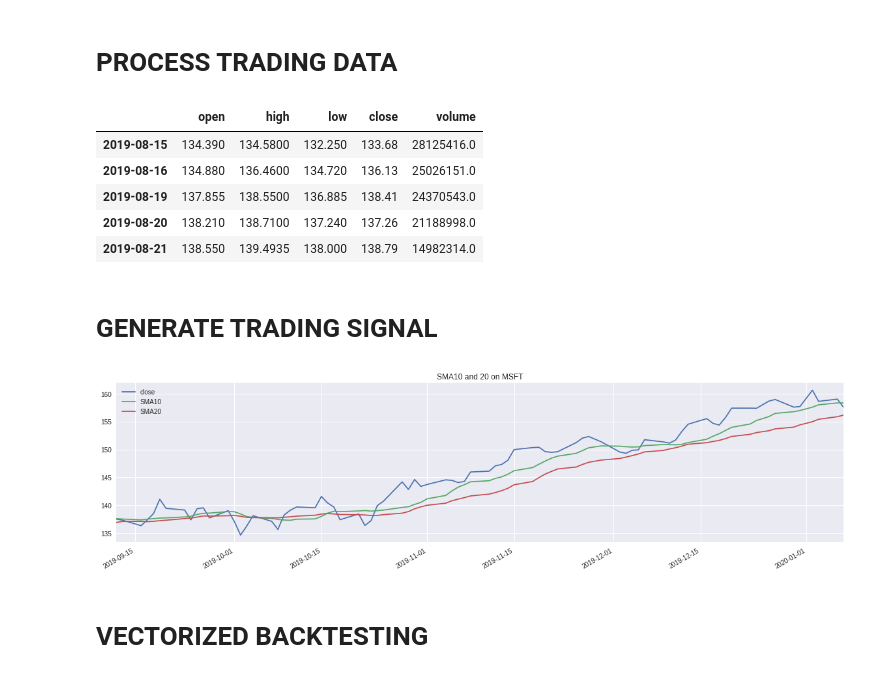
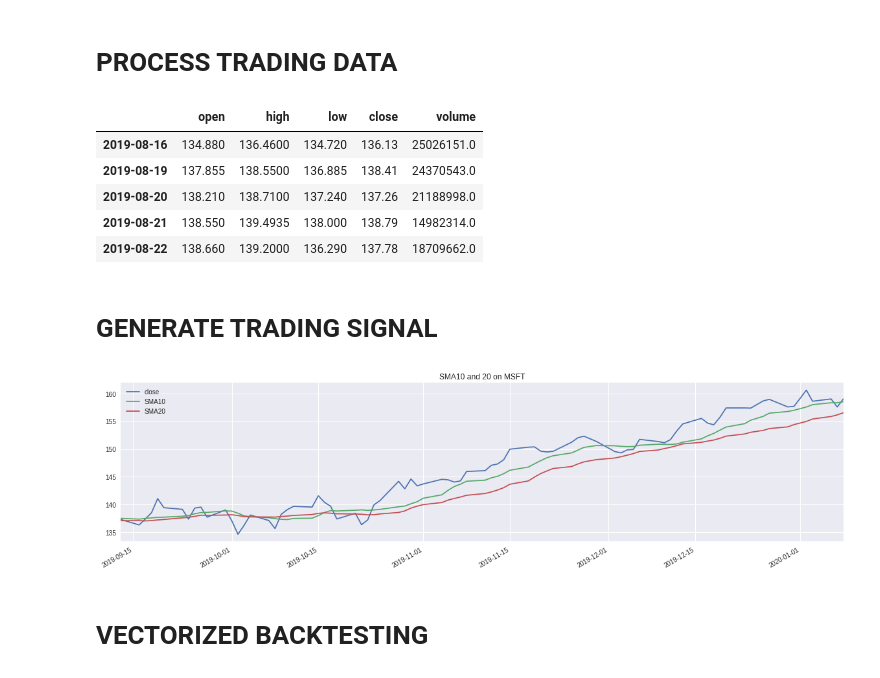
Before and after one commit to dwihdyn/algo-trading, a Jupyter notebook: backtest.ipynb, the cells around one changed output. Cells and saved outputs as stored; diff of their text form; code cells hidden in the pictures.

```diff
--- a/backtest.ipynb
+++ b/backtest.ipynb
@@ -25,24 +25,24 @@ import json
 # %% [markdown]
 # PROCESS TRADING DATA
 # %%
-# pull data
-response = requests.get('https://www.alphavantage.co/query?function=TIME_SERIES_DAILY&symbol=MSFT&apikey=RKKWDNO3XD91IUBZ&outputsize=compact')
+# pull data | # RKKWDNO3XD91IUBZ -> EXXJQAB3KQ91VHOM (http://decode.org/)
+response = requests.get('https://www.alphavantage.co/query?function=TIME_SERIES_DAILY&symbol=MSFT&apikey=demo')
 alphadict = json.loads(response.text)
 stock = pd.DataFrame(alphadict['Time Series (Daily)']).T
 
 # clean data
 stock.index = pd.to_datetime(stock.index) # convert tableIndex from string to datetime
 stock.columns = ['open', 'high', 'low', 'close' , 'volume'] # rename the columns
 stock = stock.astype(float)  # convert all price value from string to float
 stock = stock.sort_index(ascending=True) # sort table by its index
 stock.head()
 # %% [output]
 |  | open | high | low | close | volume |
-| 2019-08-15 | 134.390 | 134.5800 | 132.250 | 133.68 | 28125416.0 |
 | 2019-08-16 | 134.880 | 136.4600 | 134.720 | 136.13 | 25026151.0 |
 | 2019-08-19 | 137.855 | 138.5500 | 136.885 | 138.41 | 24370543.0 |
 | 2019-08-20 | 138.210 | 138.7100 | 137.240 | 137.26 | 21188998.0 |
 | 2019-08-21 | 138.550 | 139.4935 | 138.000 | 138.79 | 14982314.0 |
+| 2019-08-22 | 138.660 | 139.2000 | 136.290 | 137.78 | 18709662.0 |
 # %% [markdown]
 # GENERATE TRADING SIGNAL
 # %%
@@ -54,7 +54,7 @@ stock.dropna(inplace=True)
 # plot in chart
 stock[['close', 'SMA10', 'SMA20']].plot(figsize=(20,5), grid=True, title='SMA10 and 20 on MSFT'), plt.show();
 # %% [output]
-[figure, old version]
+[figure, new version]
 # %% [markdown]
 # VECTORIZED BACKTESTING
 # %%
```
Also changed, not shown: parts of 4 cells of this notebook.
